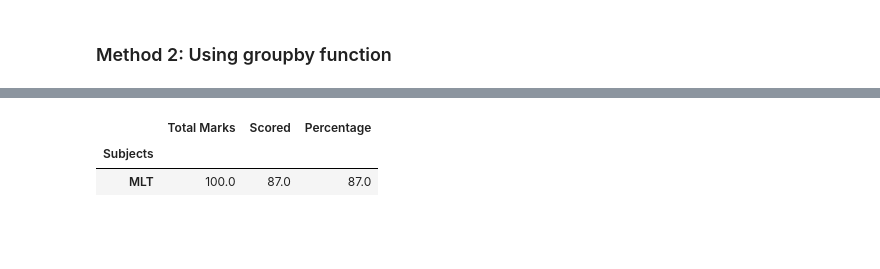
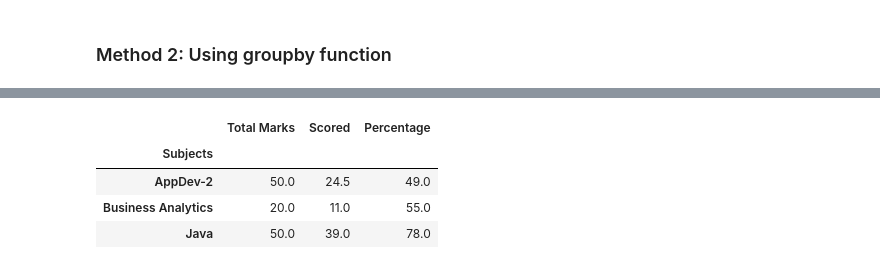
Before and after one commit to hem436/Student-s-Autograder, a Jupyter notebook: Autograder.ipynb, the cells around one changed output, grey strips where cells are left out. Saved outputs shown, nothing was run; the diff lists cells and outputs as text; code cells hidden in the pictures; blank space fills up the shorter version.

```diff
--- a/Autograder.ipynb
+++ b/Autograder.ipynb
@@ -452,14 +316,16 @@ for i in reports:
 # %%
-df2["Correct Marks"]=df2["Correct Marks"].apply(float)
+df3["Correct Marks"]=df3["Correct Marks"].apply(float)
 # %%
-report2=pd.DataFrame(df2.groupby("Subjects")[["Correct Marks","Score"]].sum())
+report2=pd.DataFrame(df3.groupby("Subjects")[["Correct Marks","Score"]].sum())
 # %%
 report2["Percentage"]=(report2["Score"]*100/report2["Correct Marks"]).round(2)
 # %%
 report2.columns=["Total Marks","Scored","Percentage"]
-# %%
-report2
-# %% [output]
-|  | Total Marks | Scored | Percentage |
-| Subjects |  |  |  |
-| MLT | 100.0 | 87.0 | 87.0 |
+# %%
+report2[report2["Percentage"]>0]
+# %% [output]
+|  | Total Marks | Scored | Percentage |
+| Subjects |  |  |  |
+| AppDev-2 | 50.0 | 24.5 | 49.0 |
+| Business Analytics | 20.0 | 11.0 | 55.0 |
+| Java | 50.0 | 39.0 | 78.0 |
```
Also changed, not shown: parts of 27 cells of this notebook.
